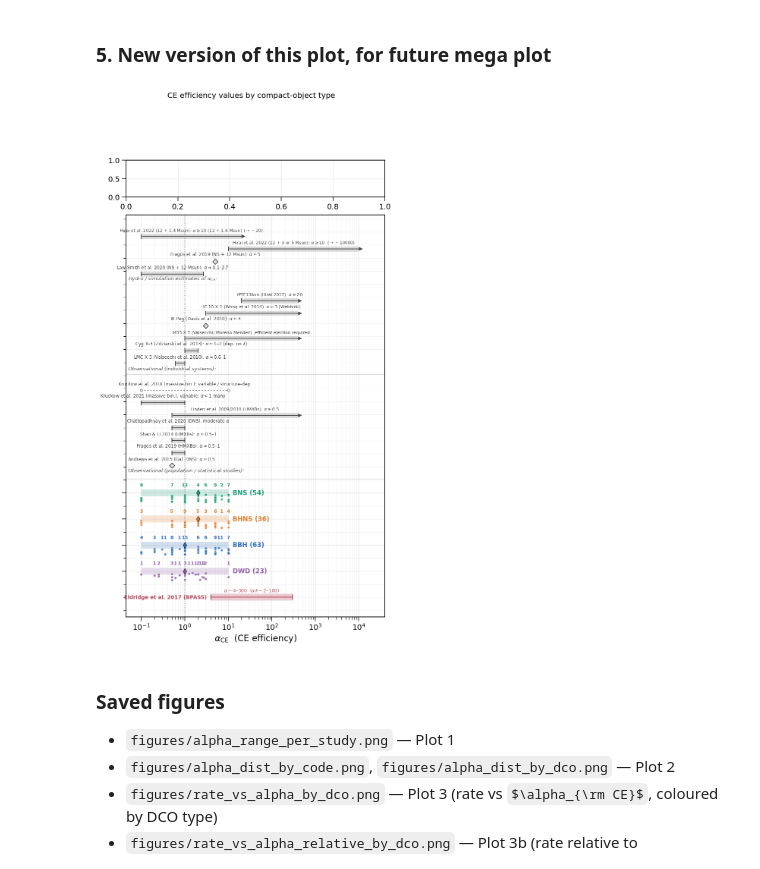
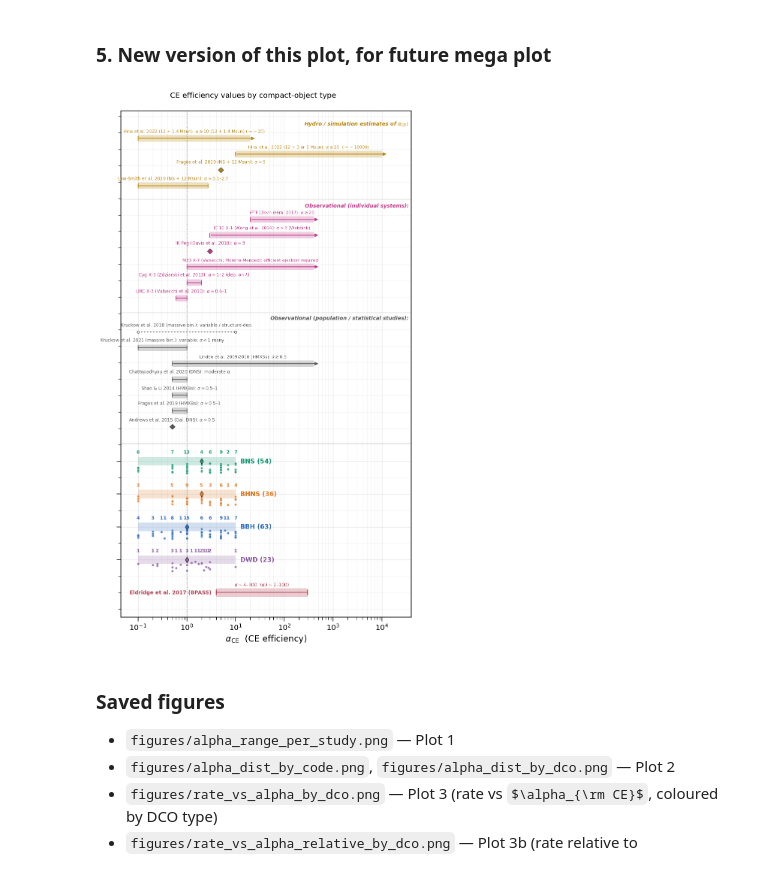
Before and after one commit to FloorBroekgaarden/Rates_of_Compact_Object_Coalescence, a Jupyter notebook: alpha_CE_investigation/plotting_code/CE_efficiency_investigation.ipynb, the cells around one changed output. Drawn from its saved outputs; the diff is of its cells as text; code cells hidden in the pictures; some formulas as TeX source.

Commit message:
update plots

```diff
--- a/alpha_CE_investigation/plotting_code/CE_efficiency_investigation.ipynb
+++ b/alpha_CE_investigation/plotting_code/CE_efficiency_investigation.ipynb
@@ -713,35 +713,12 @@ def cdf_scatter_counts_alpha(data, group_col, suptitle, fname,
             (0, (3, 1, 1, 1)), (0, (5, 2, 1, 2))]
     g2ls = {g: ls for g, ls in zip(order, cycle(lss))}
 
-    n_ref = (sum(len(r) for _, r in ref_bands) + len(ref_bands)) if ref_bands else 0
-    fig_h = max(5.0, 0.85 * len(order) + 2.4 + 0.42 * n_ref)
-    fig, (ax_cdf, ax) = plt.subplots(
-        2, 1, figsize=(8.0, fig_h), sharex=False,
-        gridspec_kw={"height_ratios": [1.0, 2.5 + 0.42 * n_ref], "hspace": 0.08})
+    n_ref = (sum(len(b[1]) for b in ref_bands) + len(ref_bands)) if ref_bands else 0
+    panel_h = max(4.5, 0.85 * len(order) + 1.8 + 0.42 * n_ref)
+    fig, ax = plt.subplots(figsize=(8.0, panel_h))
     rng = np.random.default_rng(42)
 
-    # ── Top panel: CDFs (unchanged) ──
-    ## KEEP TOP EMPTY ###
-#     for g in order:
-#         vals = np.sort(d.loc[d[group_col] == g, "alpha"].values)
-#         cdf  = np.arange(1, len(vals) + 1) / len(vals)
-#         ax_cdf.plot(vals, cdf, lw=2.0, color=g2c[g], linestyle=g2ls[g],
-#                     alpha=0.9, label=f"{g} ({len(vals)})")
-#     allv = np.sort(d["alpha"].values)
-#     ax_cdf.plot(allv, np.arange(1, len(allv) + 1) / len(allv),
-#                 lw=2.6, color="black", alpha=0.95, zorder=1, label=f"All ({len(allv)})")
-#     ax_cdf.axvline(ref_alpha, color="0.5", ls=":", lw=1.2, zorder=0)
-#     ax_cdf.set_xscale("log"); ax_cdf.set_xlim(10**xmin, 10**xmax)
-#     ax_cdf.xaxis.set_major_locator(LogLocator(base=10))
-#     ax_cdf.xaxis.set_minor_locator(LogLocator(base=10, subs=np.arange(2, 10)))
-#     ax_cdf.set_ylim(0, 1.02); ax_cdf.set_ylabel("CDF", fontsize=13, fontweight="bold")
-#     ax_cdf.yaxis.set_major_locator(MultipleLocator(0.2))
-#     ax_cdf.yaxis.set_minor_locator(MultipleLocator(0.1))
-#     ax_cdf.tick_params(labelbottom=False)
-#     ax_cdf.legend(loc="upper left", frameon=False, fontsize=9.5,
-#                   ncol=2 if len(order) > 4 else 1)
-
-    # ── Bottom panel: range bar + wide scatter + per-alpha model counts ──
+    # ── range bar + wide scatter + per-alpha model counts ──
     for i, g in enumerate(order):
         vals = d.loc[d[group_col] == g, "alpha"].values
         x = np.log10(vals); c = g2c[g]
@@ -783,43 +760,43 @@ def cdf_scatter_counts_alpha(data, group_col, suptitle, fname,
 
     ytop = len(order) - 1
     # ── literature reference bands drawn above the data groups ──
-    def _draw_ref_entry(ref, y):
+    def _draw_ref_entry(ref, y, col):
         name, lo, hi, style = ref[0], ref[1], ref[2], ref[3]
         note = ref[4] if len(ref) > 4 else None
         xl = np.log10(lo)
         if style == "arrow":                      # range with a soft upper bound
             xh = np.log10(hi)
             ax.fill_betweenx([y - 0.10, y + 0.10], xl, xh,
-                             color="0.55", alpha=0.30, lw=0, zorder=2)
-            ax.scatter([xl], [y], marker="|", s=70, color="0.20", lw=1.2, zorder=4)
+                             color=col, alpha=0.25, lw=0, zorder=2)
+            ax.scatter([xl], [y], marker="|", s=70, color=col, lw=1.2, zorder=4)
             ax.annotate("", xy=(xh + 0.12, y), xytext=(xl, y),
-                        arrowprops=dict(arrowstyle="-|>", color="0.30", lw=1.3), zorder=3)
+                        arrowprops=dict(arrowstyle="-|>", color=col, lw=1.3), zorder=3)
             txt = note if note else rf"$\alpha\gtrsim{lo:g}$"
             ax.text((xl + xh) / 2.0, y + 0.14, f"{name}: {txt}",
-                    fontsize=7.4, color="0.25", ha="center", va="bottom")
+                    fontsize=7.4, color=col, ha="center", va="bottom")
         elif style == "var":                      # variable / structure-dependent
             xh = np.log10(hi)
-            ax.plot([xl, xh], [y, y], color="0.55", lw=1.3, ls=(0, (2, 2)), zorder=2)
+            ax.plot([xl, xh], [y, y], color=col, lw=1.3, ls=(0, (2, 2)), zorder=2)
             ax.scatter([xl, xh], [y, y], marker="o", s=16, facecolor="white",
-                       edgecolor="0.45", lw=1.0, zorder=4)
+                       edgecolor=col, lw=1.0, zorder=4)
             txt = note if note else "variable"
             ax.text((xl + xh) / 2, y + 0.14, f"{name}: {txt}",
-                    fontsize=7.6, color="0.25", ha="center", va="bottom")
+                    fontsize=7.6, color=col, ha="center", va="bottom")
         elif hi > lo:                             # a finite range
             xh = np.log10(hi)
             ax.fill_betweenx([y - 0.10, y + 0.10], xl, xh,
-                             color="0.55", alpha=0.30, lw=0, zorder=2)
-            ax.plot([xl, xh], [y, y], color="0.30", lw=1.2, zorder=3)
-            ax.scatter([xl, xh], [y, y], marker="|", s=70, color="0.20", lw=1.2, zorder=4)
+                             color=col, alpha=0.25, lw=0, zorder=2)
+            ax.plot([xl, xh], [y, y], color=col, lw=1.2, zorder=3)
+            ax.scatter([xl, xh], [y, y], marker="|", s=70, color=col, lw=1.2, zorder=4)
             txt = note if note else rf"$\alpha\approx{lo:g}$–${hi:g}$"
             ax.text((xl + xh) / 2, y + 0.14, f"{name}: {txt}",
-                    fontsize=7.6, color="0.25", ha="center", va="bottom")
+                    fontsize=7.6, color=col, ha="center", va="bottom")
         else:                                     # a single quoted value
-            ax.scatter(xl, y, marker="D", s=40, facecolor="0.88",
-                       edgecolor="0.15", lw=1.0, zorder=4)
+            ax.scatter(xl, y, marker="D", s=40, facecolor=col,
+                       edgecolor="0.2", lw=0.8, zorder=4)
             txt = note if note else rf"$\alpha\approx{lo:g}$"
             ax.text(xl, y + 0.14, f"{name}: {txt}",
-                    fontsize=7.6, color="0.25", ha="center", va="bottom")
+                    fontsize=7.6, color=col, ha="center", va="bottom")
 
     bands = ref_bands or []
     if bands:
@@ -827,13 +804,14 @@ def cdf_scatter_counts_alpha(data, group_col, suptitle, fname,
         ax.axhline(y_div, color="0.75", lw=0.8, zorder=1)
         dy = 0.48
         y0 = y_div + 0.50
-        for bi, (heading, refs) in enumerate(bands):
+        for bi, (heading, refs, bcol) in enumerate(bands):
             if bi > 0:
                 ax.axhline(y0 - 0.42, color="0.85", lw=0.6, zorder=1)
-            ax.text(xmin - 0.30, y0 - 0.30, heading, fontsize=8.5, style="italic",
-                    color="0.30", ha="left", va="bottom")
             for k, ref in enumerate(refs):
-                _draw_ref_entry(ref, y0 + k * dy)
+                _draw_ref_entry(ref, y0 + k * dy, bcol)
+            top_y = y0 + (len(refs) - 1) * dy
+            ax.text(xmax + 0.55, top_y + 0.34, heading, fontsize=9.0, style="italic",
+                    fontweight="bold", color=bcol, ha="right", va="bottom")
             y0 = y0 + len(refs) * dy + 0.55
         ytop_lim = y0 - 0.20
     else:
@@ -851,41 +829,41 @@ def cdf_scatter_counts_alpha(data, group_col, suptitle, fname,
     ax.set_xlabel(ALPHA_TEX + "  (CE efficiency)", fontsize=15)
     ax.yaxis.set_minor_locator(MultipleLocator(0.5))
 
-    for axis in (ax_cdf, ax):
+    for axis in (ax,):
         axis.grid(which="major", axis="both", alpha=0.35)
         axis.grid(which="minor", axis="both", alpha=0.15)
         axis.tick_params(axis="both", which="major", length=7, width=1.0, labelsize=13)
         axis.tick_params(axis="both", which="minor", length=4.5, width=0.8)
 
     fig.suptitle(suptitle, fontsize=13, y=0.995)
     plt.tight_layout()
     fig.savefig(FIG_DIR / (fname + ".pdf"), bbox_inches="tight")
     fig.savefig(FIG_DIR / (fname + ".png"), dpi=200, bbox_inches="tight")
     plt.show()
 
 # by compact-object type + DWD bar (pinned to the bottom via group_order),
 # with the hydro / simulation reference band.
 # Eldridge et al. 2017 (BPASS) is population synthesis, so it sits with the other
 # pop-synth bars (below DWD) rather than in the hydro / simulation band.
 _ELDRIDGE_BAR = ("Eldridge et al. 2017 (BPASS)", 4.0, 300.0, "#b5485d",
                  r"$\alpha\sim4$–300  ($\alpha\lambda\sim2$–100)")
 REF_BANDS = [
-    (r"Observational (population / statistical studies):", OBS_POP_REFS),
-    (r"Observational (individual systems):",              OBS_SYS_REFS),
-    (r"Hydro / simulation estimates of $\alpha_{\mathrm{CE}}$:", SIM_REFS),
+    (r"Observational (population / statistical studies):", OBS_POP_REFS, "#5a5a5a"),
+    (r"Observational (individual systems):",              OBS_SYS_REFS, "#c0398a"),
+    (r"Hydro / simulation estimates of $\alpha_{\mathrm{CE}}$:", SIM_REFS, "#b8860b"),
 ]
 cdf_scatter_counts_alpha(by_dco_wd, "DCO",
                          "CE efficiency values by compact-object type",
                          "alpha_for_mega_plot", color_override=_DCO_BAR,
                          ref_bands=REF_BANDS,
                          group_order=["DWD", "BBH", "BHNS", "BNS"],
                          extra_bars=[_ELDRIDGE_BAR], xmax=4)
 # by population-synthesis code (rainbow)
 # cdf_scatter_counts_alpha(by_code, "code",
 #                          "CE efficiency values by population-synthesis code",
 #                          "alpha_for_mega_plot")
 # %% [output]
-[figure, old version]
+[figure, new version]
 # %% [markdown]
 ### Saved figures
 - `figures/alpha_range_per_study.png` — Plot 1
```
Also changed, not shown: 6 other files.
